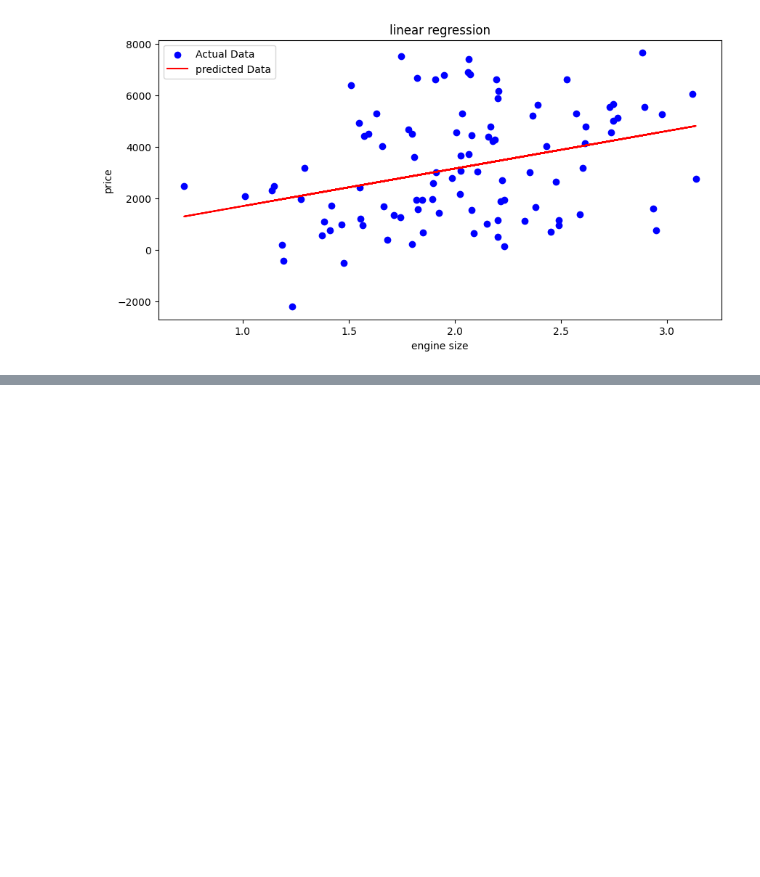
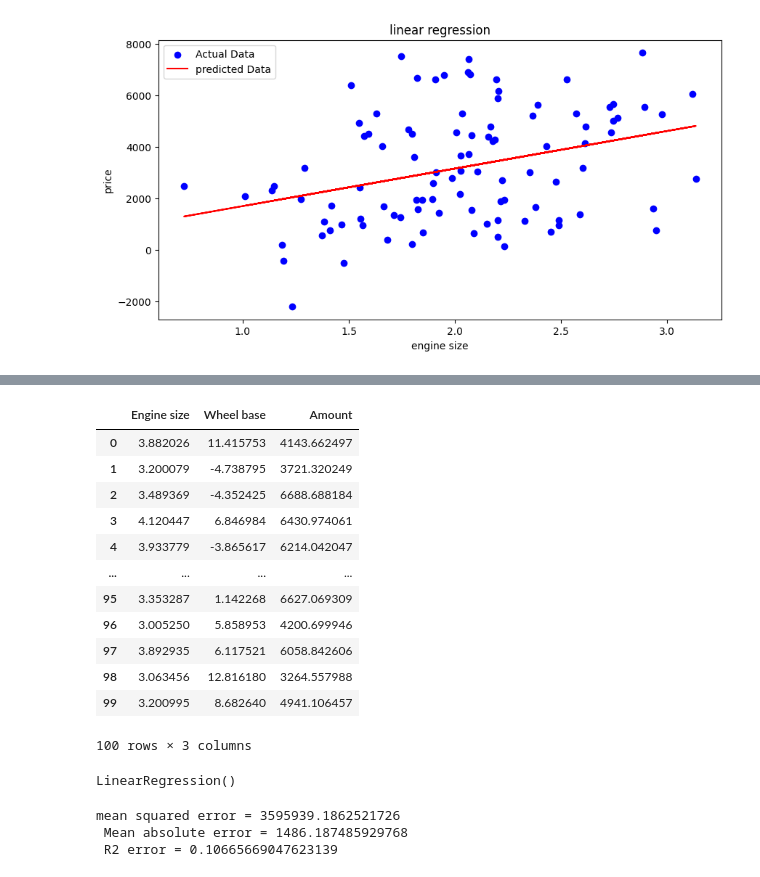
Before and after one commit to Draco2vault/Python_ML_internship_24, a Jupyter notebook: date_08.ipynb, the cells around one changed output, grey strips where cells are left out. Drawn from its saved outputs; the diff is of its cells as text; code cells hidden in the pictures; blank space fills up the shorter version.

```diff
--- a/date_08.ipynb
+++ b/date_08.ipynb
@@ -159,0 +162,5 @@ plt.show()
+# %%
+np.random.seed(0)
+E_s = np.random.normal(3.0,0.5,100)
+W_b = np.random.normal(2.0,5.0,100)
+amt = 1000+ E_s*1000 + np.random.normal(0,2000,100)
@@ -159,0 +189,17 @@ plt.show()
+# %%
+df2 = pd.DataFrame({"Engine size" : E_s, "Wheel base": W_b, "Amount": amt})
+df2
+# %% [output]
+|  | Engine size | Wheel base | Amount |
+| 0 | 3.882026 | 11.415753 | 4143.662497 |
+| 1 | 3.200079 | -4.738795 | 3721.320249 |
+| 2 | 3.489369 | -4.352425 | 6688.688184 |
+| 3 | 4.120447 | 6.846984 | 6430.974061 |
+| 4 | 3.933779 | -3.865617 | 6214.042047 |
+| ... | ... | ... | ... |
+| 95 | 3.353287 | 1.142268 | 6627.069309 |
+| 96 | 3.005250 | 5.858953 | 4200.699946 |
+| 97 | 3.892935 | 6.117521 | 6058.842606 |
+| 98 | 3.063456 | 12.816180 | 3264.557988 |
+| 99 | 3.200995 | 8.682640 | 4941.106457 |
+100 rows × 3 columns
@@ -159,0 +209,5 @@ plt.show()
+# %%
+MLRModel = LR()
+MLRModel.fit(X1,Y1)
+# %% [output]
+LinearRegression()
@@ -159,0 +216,9 @@ plt.show()
+# %%
+MSE1 = mean_squared_error(Y1,y1)
+MAE1=mean_absolute_error(Y1,y1)
+R21=r2_score(Y1,y1)
+print(f"mean squared error = {MSE1} \n Mean absolute error = {MAE1} \n R2 error = {R21}")
+# %% [output]
+mean squared error = 3595939.1862521726
+ Mean absolute error = 1486.187485929768
+ R2 error = 0.10665669047623139
```
Also changed, not shown: parts of 10 cells of this notebook.
